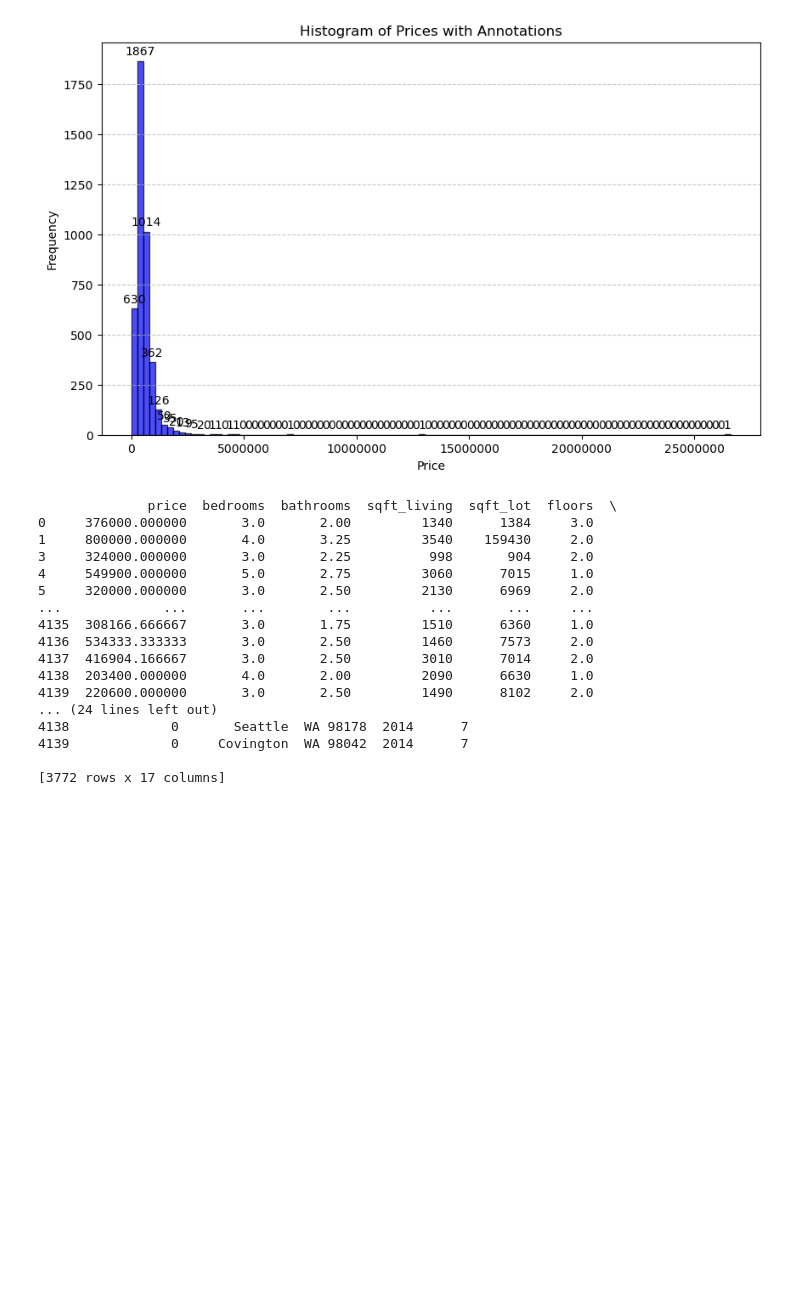
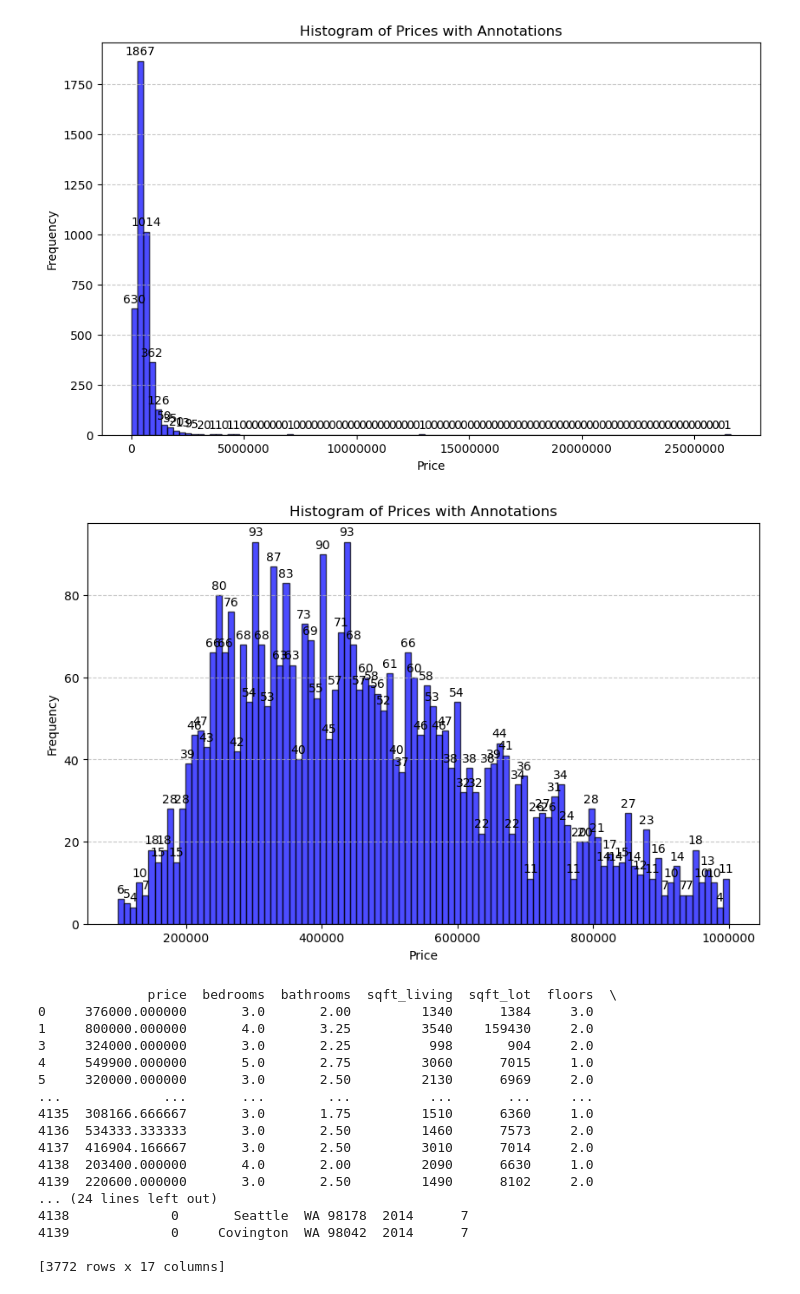
Before and after one commit to BigZielina/BigDataKurwaJegoMac, a Jupyter notebook: spark_data_cleaning.ipynb, the cells around one changed output. Drawn from its saved outputs; the diff is of its cells as text; code cells hidden in the pictures; blank space fills up the shorter version.

Commit message:
data_cleaning puhed

```diff
--- a/spark_data_cleaning.ipynb
+++ b/spark_data_cleaning.ipynb
@@ -10,6 +9,8 @@ import numpy as np
 import matplotlib.pyplot as plt
 import seaborn as sns
 from sklearn.model_selection import train_test_split
+# %%
+data = pd.read_csv("USA Housing Dataset.csv")
 # %%
 data.head()
 # %% [output]
@@ -104,3 +101,29 @@ data = data[data['price'] >= 100000]
+# %%
+# Filter out rows where 'price' > 5000000
+data = data[data['price'] <= 1000000]
+data = data[data['price'] >= 100000]
+
+# Plot histogram
+ax = data['price'].plot.hist(bins=100, alpha=0.7, color='blue', edgecolor='black', figsize=(10, 6))
+
+# Add annotations to each bar
+for bar in ax.patches:  # Iterate through each bar in the histogram
+    height = bar.get_height()
+    x = bar.get_x() + bar.get_width() / 2  # Calculate the center of each bar
+    ax.annotate(f'{int(height)}', xy=(x, height), xytext=(0, 5),
+                textcoords='offset points', ha='center', fontsize=10, color='black')
+
+# Add labels and title
+plt.title("Histogram of Prices with Annotations")
+plt.xlabel("Price")
+plt.ylabel("Frequency")
+plt.grid(axis='y', linestyle='--', alpha=0.7)
+plt.ticklabel_format(style='plain', axis='x')  # Disable scientific notation
+
+# Show plot
+plt.show()
+# %% [output]
+[figure, added]
 # %%
 data.drop(['country','street'], axis='columns', inplace= True)
 # %%
```
Also changed, not shown: parts of 5 cells of this notebook, 1 other file.
